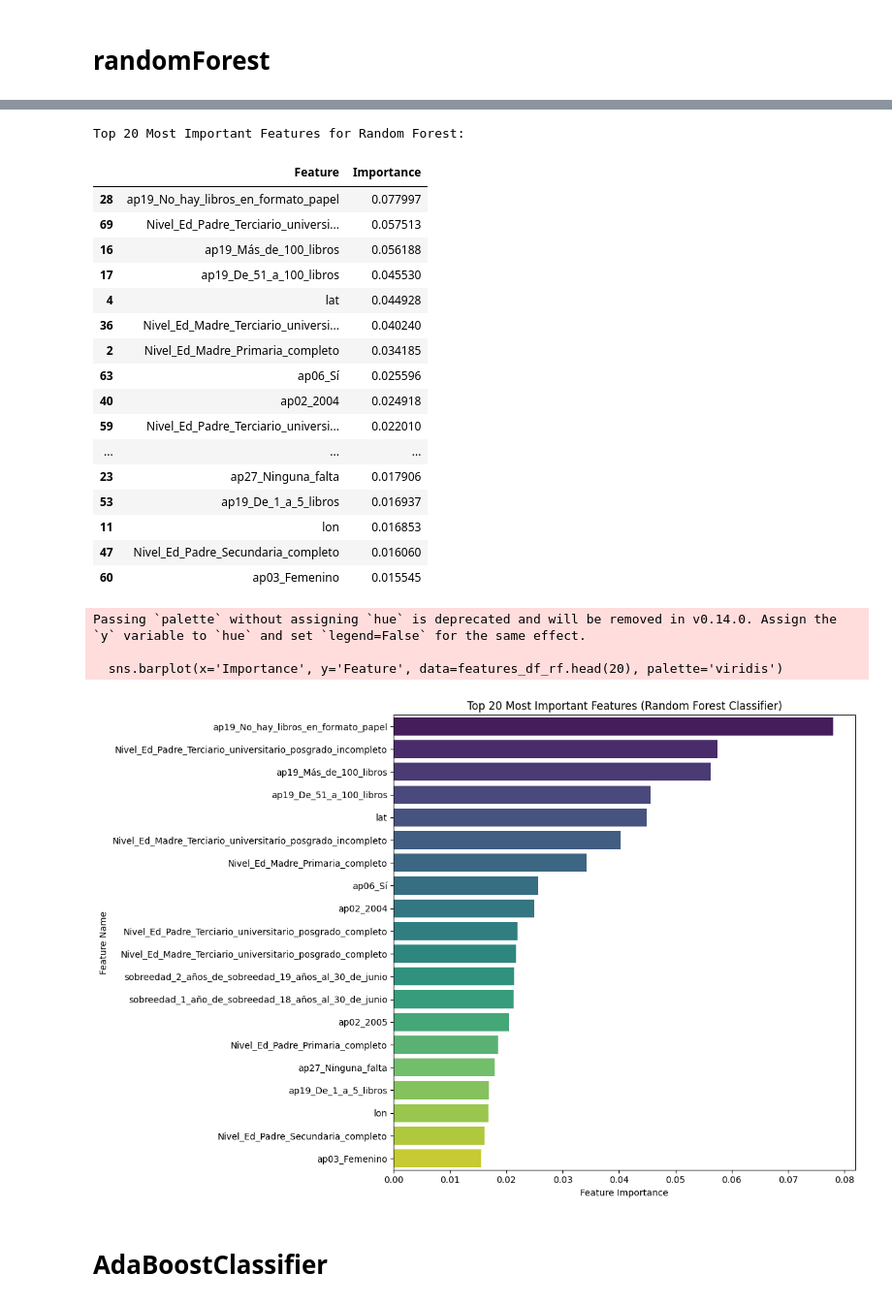
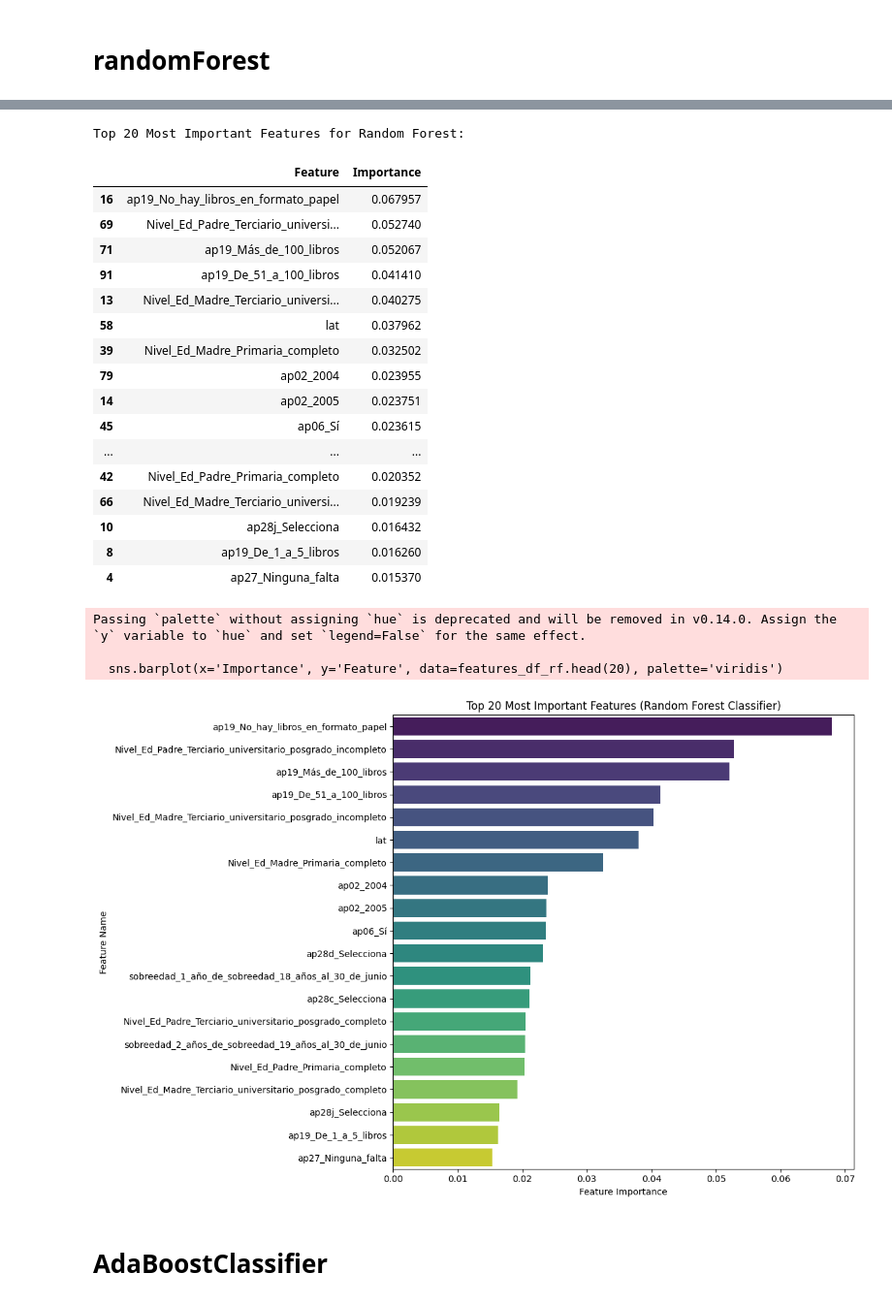
Before and after one commit to Juanchumu/Aprender2016-2024, a Jupyter notebook: notebooks/colab/GeneracionDeCategorias.ipynb, the cells around one changed output, grey strips where cells are left out. Shown at 97% size. Cells and saved outputs as stored; diff of their text form; code cells hidden in the pictures.

```diff
--- a/notebooks/colab/GeneracionDeCategorias.ipynb
+++ b/notebooks/colab/GeneracionDeCategorias.ipynb
@@ -137,5 +136,3 @@ por ello, se emplea el recuento con la primer pregunta
-# %%
-df['recuento'] = df['ap01_Abril'] + df['ap01_Agosto'] + df['ap01_Blanco'] + df['ap01_Diciembre'] + df['ap01_Enero'] + df['ap01_Febrero'] + df['ap01_Julio'] + df['ap01_Junio'] + df['ap01_Marzo'] + df['ap01_Mayo'] + df['ap01_Multimarca'] + df['ap01_No_disponible'] + df['ap01_Noviembre'] + df['ap01_Octubre'] + df['ap01_Septiembre']
 # %% [markdown]
 Arrancamos con el modelado para matematica
 # %%
@@ -161,10 +159,23 @@ y_test shape: (723,)
 # %% [markdown]
 # randomForest
 # %%
+# @title
 # Split the data into training and testing sets (80% train, 20% test)
 X_train, X_test, y_train, y_test = train_test_split(X, y, test_size=0.2, random_state=42)
 # Initialize the Random Forest Classifier
-rf_classifier = RandomForestClassifier(n_estimators=100, random_state=42) # You can tune n_estimators and other parameters
+#rf_classifier = RandomForestClassifier(n_estimators=100, random_state=42) # You can tune n_estimators and other parameters
+
+rf_classifier = RandomForestClassifier(
+    n_estimators=300,          # número de árboles
+    max_depth=None,            # profundidad máxima (None = sin límite)
+    min_samples_split=2,       # min samples para dividir un nodo
+    min_samples_leaf=1,        # min samples por hoja
+    max_features='sqrt',       # features a considerar en cada split
+    bootstrap=True,            # muestreo con reemplazo
+    class_weight=None,         # balanceo de clases ('balanced' si hay desbalance)
+    random_state=42,
+    n_jobs=-1                  # usa todos los cores para acelerar
+)
 
 # Train the model
 rf_classifier.fit(X_train, y_train)
@@ -240,27 +251,27 @@ Classification Report:
 weighted avg       0.81      0.80      0.80       723
 [figure]
 Top 20 Most Important Features for Random Forest:
 |  | Feature | Importance |
-| 28 | ap19_No_hay_libros_en_formato_papel | 0.077997 |
-| 69 | Nivel_Ed_Padre_Terciario_universi... | 0.057513 |
-| 16 | ap19_Más_de_100_libros | 0.056188 |
-| 17 | ap19_De_51_a_100_libros | 0.045530 |
-| 4 | lat | 0.044928 |
-| 36 | Nivel_Ed_Madre_Terciario_universi... | 0.040240 |
-| 2 | Nivel_Ed_Madre_Primaria_completo | 0.034185 |
-| 63 | ap06_Sí | 0.025596 |
-| 40 | ap02_2004 | 0.024918 |
-| 59 | Nivel_Ed_Padre_Terciario_universi... | 0.022010 |
+| 16 | ap19_No_hay_libros_en_formato_papel | 0.067957 |
+| 69 | Nivel_Ed_Padre_Terciario_universi... | 0.052740 |
+| 71 | ap19_Más_de_100_libros | 0.052067 |
+| 91 | ap19_De_51_a_100_libros | 0.041410 |
+| 13 | Nivel_Ed_Madre_Terciario_universi... | 0.040275 |
+| 58 | lat | 0.037962 |
+| 39 | Nivel_Ed_Madre_Primaria_completo | 0.032502 |
+| 79 | ap02_2004 | 0.023955 |
+| 14 | ap02_2005 | 0.023751 |
+| 45 | ap06_Sí | 0.023615 |
 | ... | ... | ... |
-| 23 | ap27_Ninguna_falta | 0.017906 |
-| 53 | ap19_De_1_a_5_libros | 0.016937 |
-| 11 | lon | 0.016853 |
-| 47 | Nivel_Ed_Padre_Secundaria_completo | 0.016060 |
-| 60 | ap03_Femenino | 0.015545 |
+| 42 | Nivel_Ed_Padre_Primaria_completo | 0.020352 |
+| 66 | Nivel_Ed_Madre_Terciario_universi... | 0.019239 |
+| 10 | ap28j_Selecciona | 0.016432 |
+| 8 | ap19_De_1_a_5_libros | 0.016260 |
+| 4 | ap27_Ninguna_falta | 0.015370 |
 Passing `palette` without assigning `hue` is deprecated and will be removed in v0.14.0. Assign the `y` variable to `hue` and set `legend=False` for the same effect.
 
   sns.barplot(x='Importance', y='Feature', data=features_df_rf.head(20), palette='viridis')
-[figure, old version]
+[figure, new version]
 # %% [markdown]
 # AdaBoostClassifier
 # %%
```
Also changed, not shown: parts of 37 cells of this notebook.
